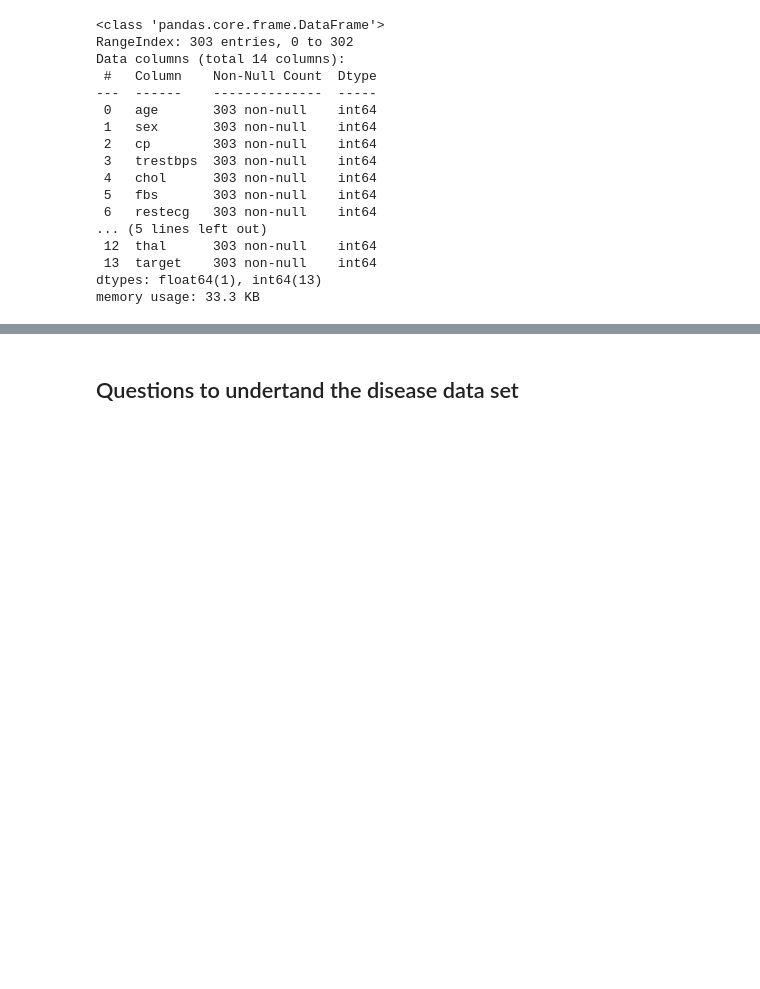
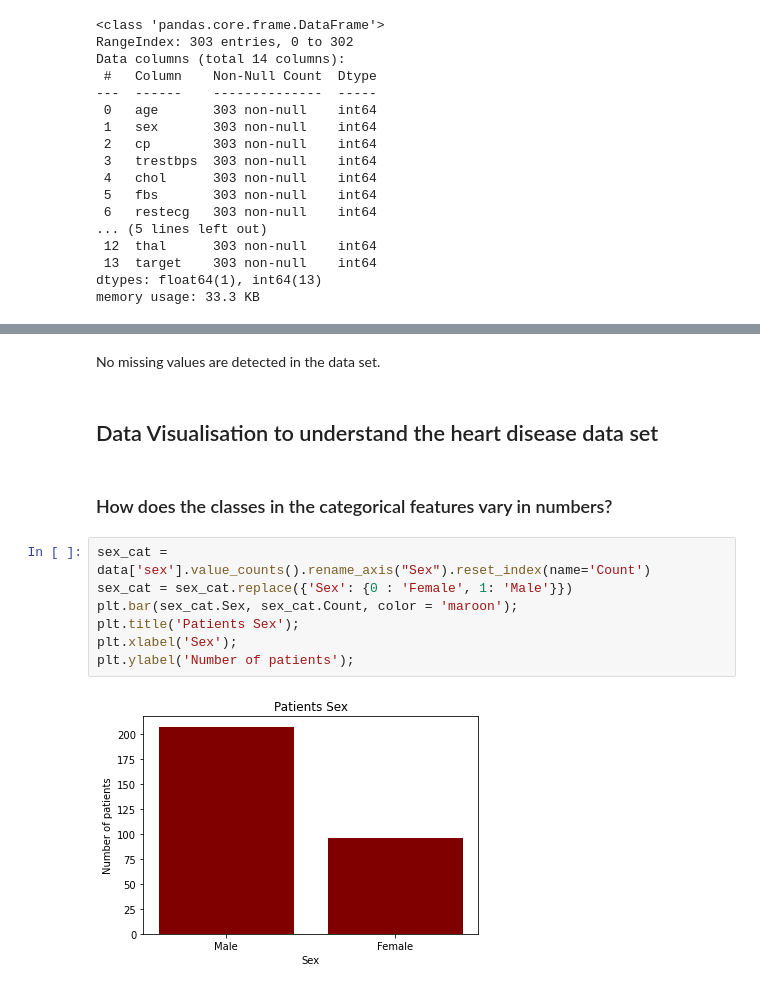
Before and after one commit to iammelvink/Heart-Disease-Project-AML, a Jupyter notebook: Heart_Disease_Project_Notebook.ipynb, the cells around one changed output, grey strips where cells are left out. Cells and saved outputs as stored; diff of their text form; blank space fills up the shorter version.

Commit message:
Added Project Questions and Data Visualisation

```diff
--- a/Heart_Disease_Project_Notebook.ipynb
+++ b/Heart_Disease_Project_Notebook.ipynb
@@ -120,2 +162,15 @@ memory usage: 33.3 KB
+# %% [markdown]
+No missing values are detected in the data set.
 # %% [markdown]
-## Questions to undertand the disease data set
+## Data Visualisation to understand the heart disease data set
+# %% [markdown]
+### How does the classes in the categorical features vary in numbers?
+# %%
+sex_cat = data['sex'].value_counts().rename_axis("Sex").reset_index(name='Count')
+sex_cat = sex_cat.replace({'Sex': {0 : 'Female', 1: 'Male'}})
+plt.bar(sex_cat.Sex, sex_cat.Count, color = 'maroon');
+plt.title('Patients Sex');
+plt.xlabel('Sex');
+plt.ylabel('Number of patients');
+# %% [output]
+[figure, added]
```
Also changed, not shown: parts of 16 cells of this notebook.
